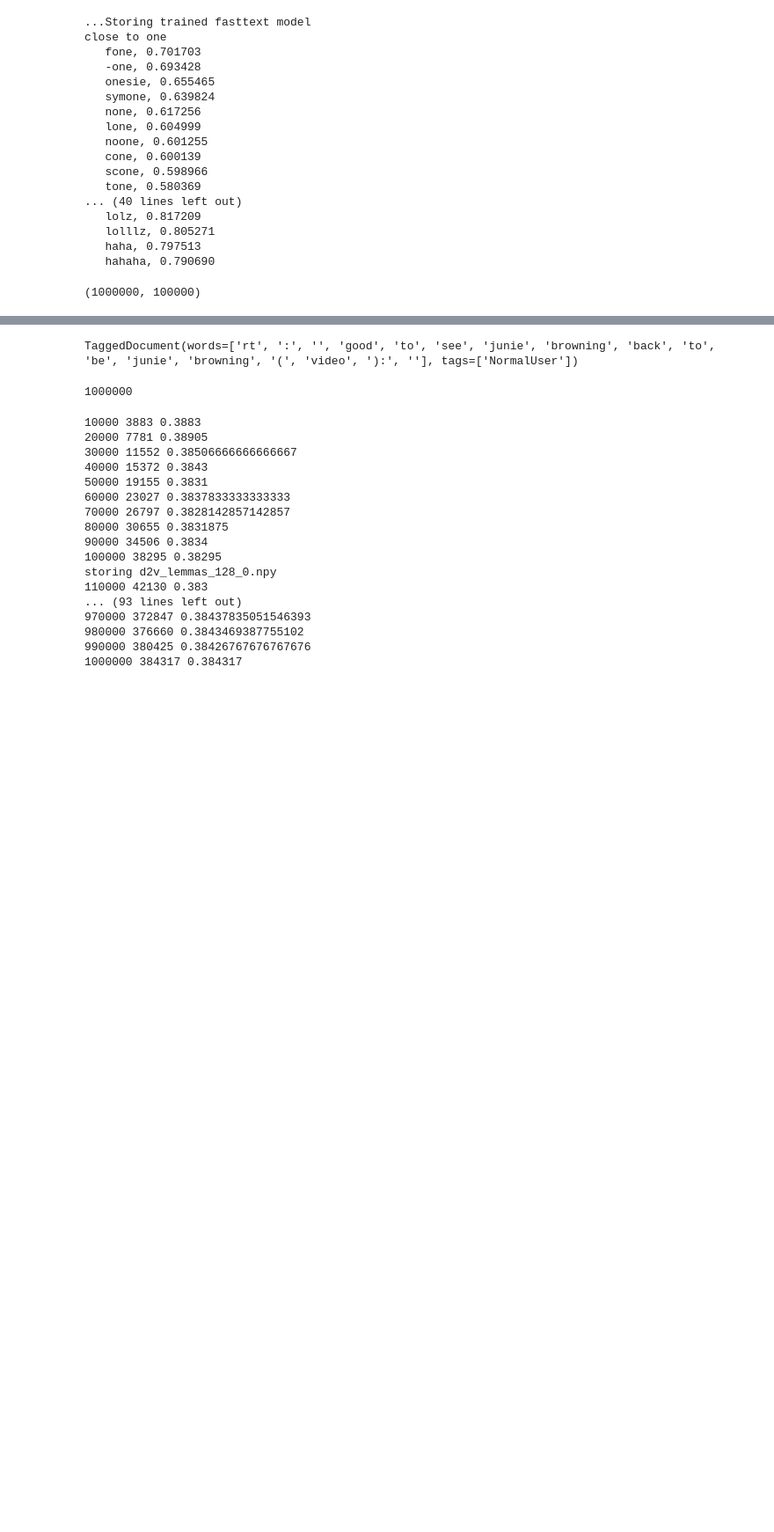
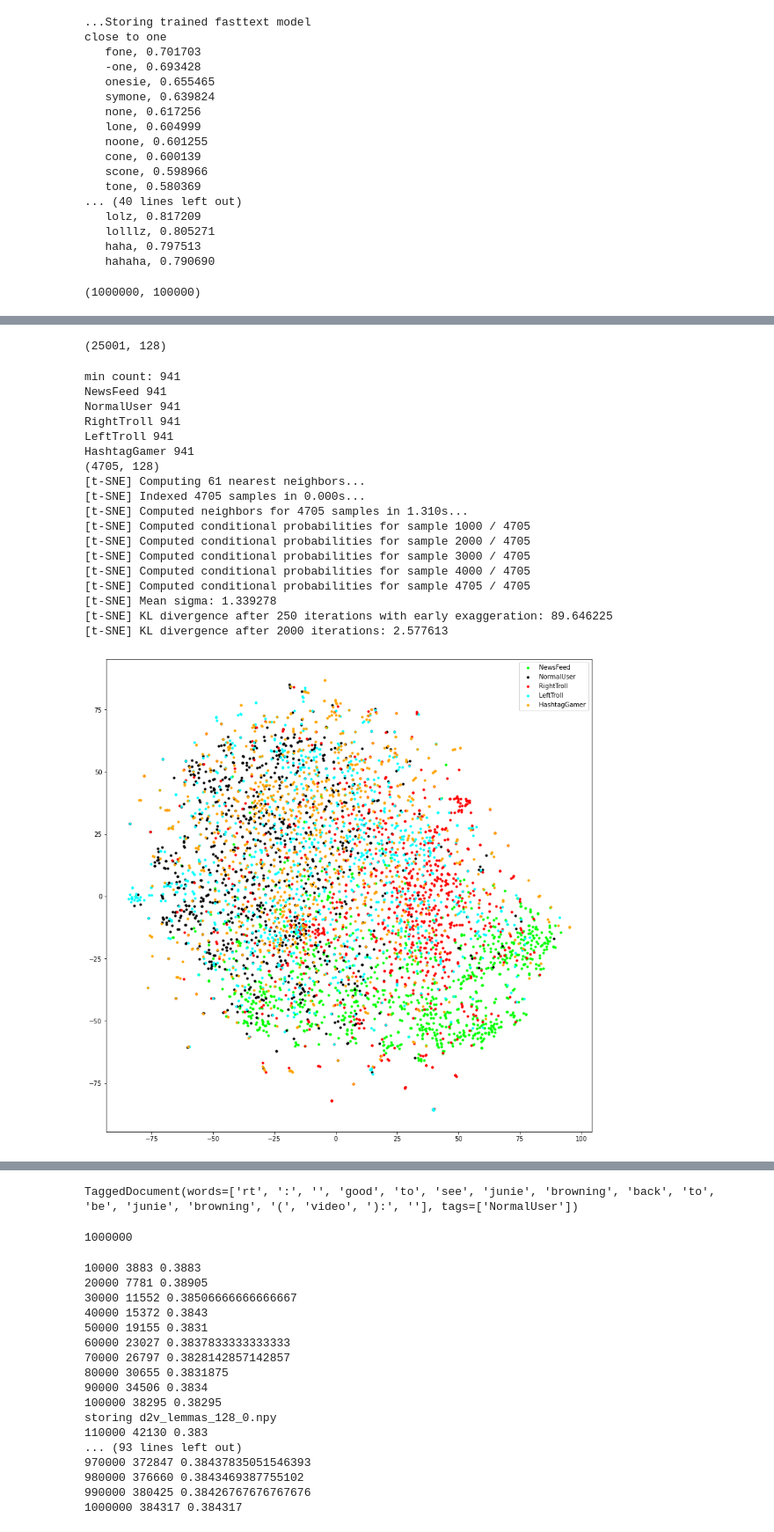
Before and after one commit to barrelchester/nlp.final-project.twitter-troll-classifier, a Jupyter notebook: dev/vectorization_distributed-embedding-exploration.ipynb, the cells around one changed output, grey strips where cells are left out. Shown at 88% size. Drawn from its saved outputs; the diff is of its cells as text; code cells hidden in the pictures; blank space fills up the shorter version.

Commit message:
model work

```diff
--- a/dev/vectorization_distributed-embedding-exploration.ipynb
+++ b/dev/vectorization_distributed-embedding-exploration.ipynb
@@ -76,11 +99,0 @@ random.choice(feats)
-# %%
-lab2idx={}
-idx2lab={}
-i=0
-for feat in feats:
-    if feat['type'] not in lab2idx:
-        typ = feat['type']
-        lab2idx[typ] = i
-        idx2lab[i] = typ
-        i+=1
-lab2idx
@@ -95,0 +100,5 @@ lab2idx
+# %%
+lab_cts = Counter([feat['type'] for feat in feats])
+lab2idx = {l:i for i,l in enumerate(sorted(lab_cts.keys()))}
+idx2lab = {i:l for l,i in lab2idx.items()}
+lab_cts, lab2idx
@@ -295,17 +334,0 @@ False
-# %%
-wts = []
-vecs = []
-eps = 0.001
-i=0
-for tk in lemmas[i].split(' '):
-    if tk not in w2v_lemma_128_model.wv:
-        continue
-
-    vecs.append(w2v_lemma_128_model.wv[tk])
-
-    if tk not in tfidf_vocab:
-        wts.append(eps)
-    else:
-        wts.append(tfidf[i, tfidf_vocab.index(tk)])
-wttl = sum(wts)
-wts, [w/wttl for w in wts]
@@ -411,0 +430,28 @@ get_sum_tfidf_weighted_word_vectors(lemmas, w2v_lemma_128_model, tfidf, tfidf_vo
+# %%
+w2v_vecs = np.load('sum_tfidf_weighted_w2v_lemma_128.npy_0.npy')
+w2v_vecs.shape
+# %% [output]
+(25001, 128)
+# %%
+color_map = {'NewsFeed':'lime', 'NormalUser':'black', 'RightTroll':'red', 'LeftTroll':'aqua', 'HashtagGamer':'orange'}
+plot_weighted_vecs(w2v_vecs, labels[:w2v_vecs.shape[0]], color_map)
+# %% [output]
+min count: 941
+NewsFeed 941
+NormalUser 941
+RightTroll 941
+LeftTroll 941
+HashtagGamer 941
+(4705, 128)
+[t-SNE] Computing 61 nearest neighbors...
+[t-SNE] Indexed 4705 samples in 0.000s...
+[t-SNE] Computed neighbors for 4705 samples in 1.310s...
+[t-SNE] Computed conditional probabilities for sample 1000 / 4705
+[t-SNE] Computed conditional probabilities for sample 2000 / 4705
+[t-SNE] Computed conditional probabilities for sample 3000 / 4705
+[t-SNE] Computed conditional probabilities for sample 4000 / 4705
+[t-SNE] Computed conditional probabilities for sample 4705 / 4705
+[t-SNE] Mean sigma: 1.339278
+[t-SNE] KL divergence after 250 iterations with early exaggeration: 89.646225
+[t-SNE] KL divergence after 2000 iterations: 2.577613
+[figure, added]
```
Also changed, not shown: parts of 28 cells of this notebook, 2 other files.
